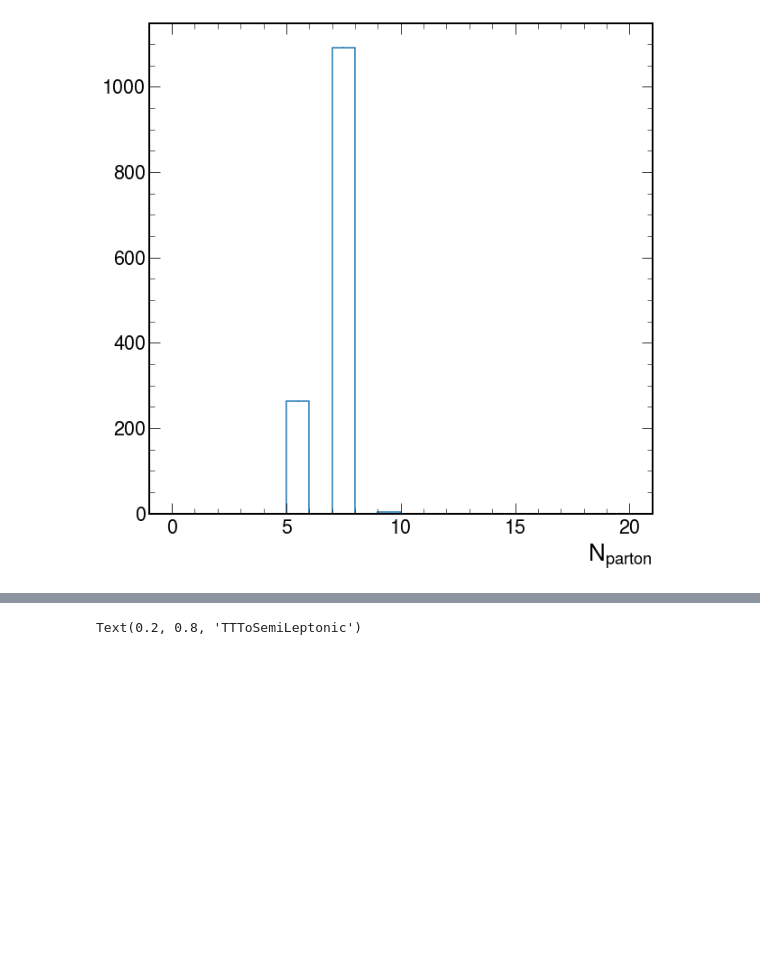
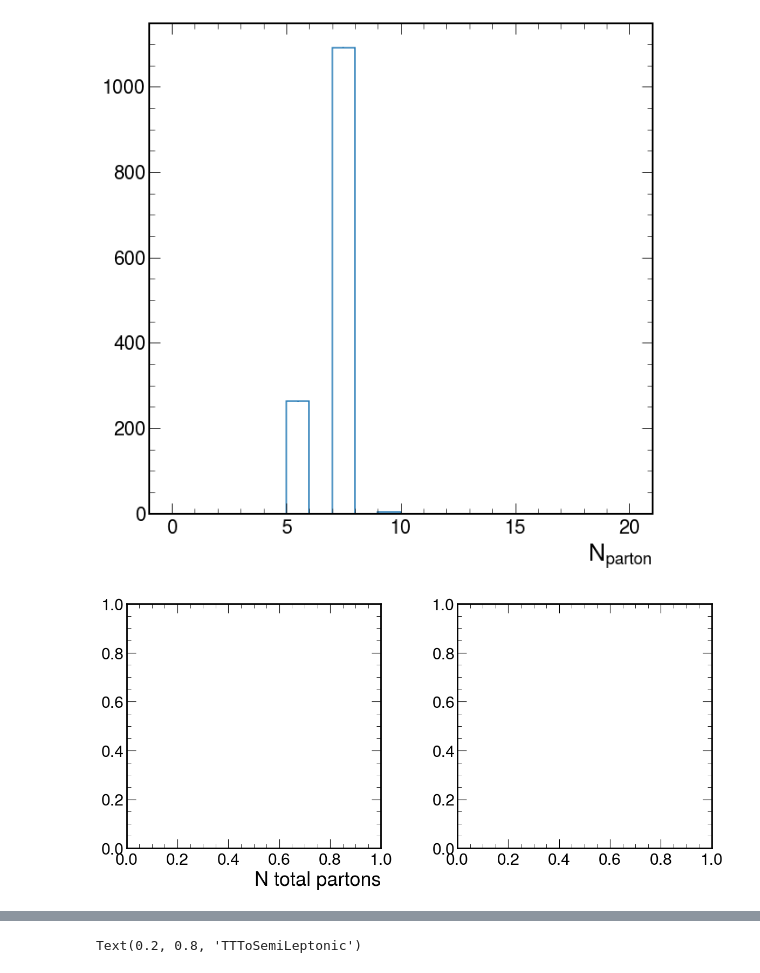
Before and after one commit to PocketCoffea/PocketCoffea, a Jupyter notebook: notebooks/plotting/PartonMatchingEfficiency.ipynb, the cells around one changed output, grey strips where cells are left out. Drawn from its saved outputs; the diff is of its cells as text; code cells hidden in the pictures; blank space fills up the shorter version.

```diff
--- a/notebooks/plotting/PartonMatchingEfficiency.ipynb
+++ b/notebooks/plotting/PartonMatchingEfficiency.ipynb
@@ -97,6 +81,16 @@ hep.histplot(np['ttHTobb', '4j','2018',:])
 # %% [output]
 [StairsArtists(stairs=<matplotlib.patches.StepPatch object at 0x...>, errorbar=<ErrorbarContainer object of 3 artists>, legend_artist=<ErrorbarContainer object of 3 artists>)]
 [figure]
+# %%
+E = output["hist2d_Njet_Nparton_total"].to_hist()
+
+fig,( ax,ay) = plt.subplots(1, 2, figsize=(14, 6), dpi=100)
+plt.subplots_adjust(wspace=0.3)
+ax.set_xlabel("N partons matched")
+ax.set_xlabel("N total partons")
+w, x, y = (E['ttHTobb', '4j','2018', :,:]*(1/output["scale_genweight"]['ttHTobb'])).to_numpy()
+# %% [output]
+[figure, added]
 # %%
 E = output["hist2d_Njet_Nparton_total"].to_hist()
 
```
Also changed, not shown: parts of 6 cells of this notebook, 3 other files.
